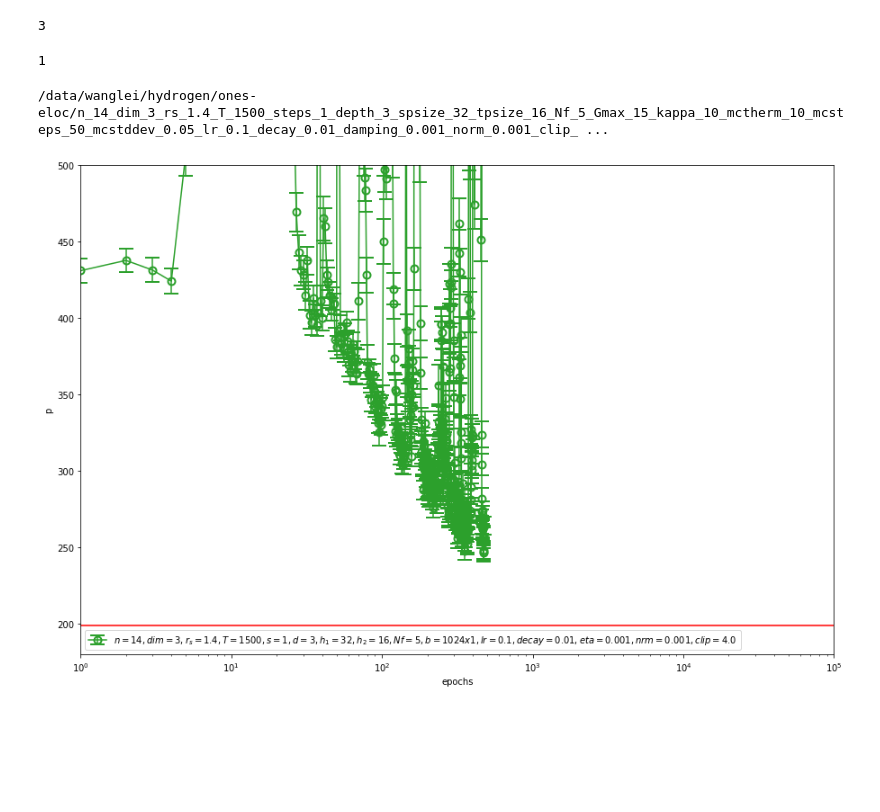
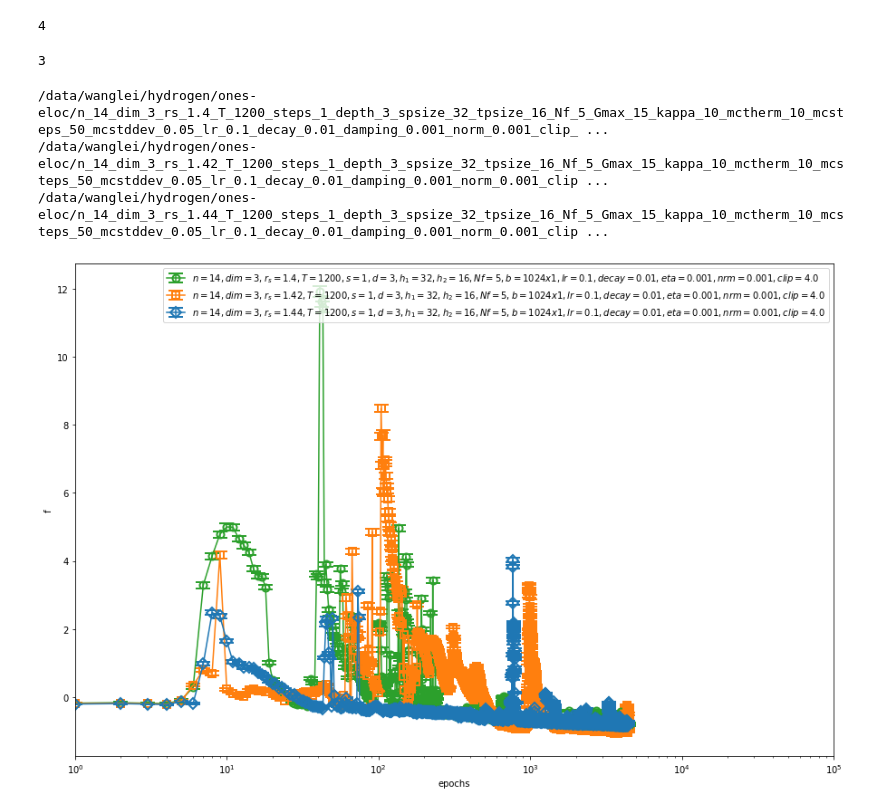
Before and after one commit to fermiflow/hydrogen, a Jupyter notebook: analysis/analysis.ipynb, the cells around one changed output. Cells and saved outputs as stored; diff of their text form; code cells hidden in the pictures; blank space fills up the shorter version.

```diff
--- a/analysis/analysis.ipynb
+++ b/analysis/analysis.ipynb
@@ -28,5 +29,5 @@ ref_df
 # %%
-T, rs = 1500, 1.4
+T, rs = 1200, 1.4
 nicknames = ['ones-eloc']
 files = []
 for nickname in nicknames:
@@ -35,7 +36,7 @@ files = list(filter(lambda f: os.path.getsize(f)!=0, files))
 files = natural_sort(files)
 len(files)
 # %% [output]
-3
+4
 # %%
 def cond(f):
     n, dim, rs, T, s, d, h1, h2, b, a, lr, decay, eta, maxnorm, Nf, clip = parse_filename(f)
@@ -43,9 +44,9 @@ def cond(f):
 files = list(filter(cond , files))
 len(files)
 # %% [output]
-1
+3
 # %%
-obs = 'p'
+obs = 'f'
 
 markers = ['o', 's', 'D', '*', 'x', '^', '<', 'h', '>', 'd', 'X', 'v', 'h', '1']
 colors = ['C2', 'C1','C0', 'C3', 'C4', 'C6', 'C5', 'C7', 'C8', 'C9', 'C10', 'C11', 'C12', 'C13']
@@ -62,35 +63,37 @@ for f, marker, color in zip(files, markers, colors):
     if obs == 'vtot':
         y = df['vpp'].values + df['vep'].values + df['vee'].values
         yerr = np.sqrt(df['vpp_err'].values**2 + df['vep_err'].values**2 + df['vee_err'].values**2)
     elif obs == 'etot':
         y = df['e'].values + df['vpp'].values
         yerr = np.sqrt(df['e_err'].values**2 + df['vpp_err'].values**2)
     elif obs in ['acc_s', 'acc_x']:
         y = df[obs].values
         yerr = np.zeros_like(y)
     else:
         y, yerr = df[obs].values, df[obs+'_err'].values
 
     plt.errorbar(df['epoch'].values, y, yerr=yerr,
                  marker=marker, color=color,markerfacecolor='none',
                  markeredgewidth=2, ms=8, capsize=8, label=label)
 
     if obs in ['etot', 'p']:
         ref_value = ref_df.query('(T==%g) & (rs==%g)'%(T, rs))[obs].values[0]
         if obs == 'etot': ref_value *= 2
         plt.axhline(y=ref_value, color='r')
 
 
-    if obs == 'p': plt.ylim([180, 500])
+    if obs == 'p': plt.ylim([100, 300])
     if obs == 'etot': plt.ylim([-2, 1])
 
 plt.legend(loc='best')
 plt.ylabel(obs)
 plt.xlabel('epochs')
 plt.xlim([1, 1e5])
 plt.xscale('log')
 # %% [output]
-/data/wanglei/hydrogen/ones-eloc/n_14_dim_3_rs_1.4_T_1500_steps_1_depth_3_spsize_32_tpsize_16_Nf_5_Gmax_15_kappa_10_mctherm_10_mcsteps_50_mcstddev_0.05_lr_0.1_decay_0.01_damping_0.001_norm_0.001_clip_ ...
+/data/wanglei/hydrogen/ones-eloc/n_14_dim_3_rs_1.4_T_1200_steps_1_depth_3_spsize_32_tpsize_16_Nf_5_Gmax_15_kappa_10_mctherm_10_mcsteps_50_mcstddev_0.05_lr_0.1_decay_0.01_damping_0.001_norm_0.001_clip_ ...
+/data/wanglei/hydrogen/ones-eloc/n_14_dim_3_rs_1.42_T_1200_steps_1_depth_3_spsize_32_tpsize_16_Nf_5_Gmax_15_kappa_10_mctherm_10_mcsteps_50_mcstddev_0.05_lr_0.1_decay_0.01_damping_0.001_norm_0.001_clip ...
+/data/wanglei/hydrogen/ones-eloc/n_14_dim_3_rs_1.44_T_1200_steps_1_depth_3_spsize_32_tpsize_16_Nf_5_Gmax_15_kappa_10_mctherm_10_mcsteps_50_mcstddev_0.05_lr_0.1_decay_0.01_damping_0.001_norm_0.001_clip ...
-[figure, old version]
+[figure, new version]
 # %%
 files = ['/data/wanglei/hydrogen/ones-eloc/n_14_dim_3_rs_1.4_T_1500_steps_1_depth_3_spsize_32_tpsize_16_Nf_5_Gmax_15_kappa_10_mctherm_10_mcsteps_50_mcstddev_0.05_lr_0.1_decay_0.01_damping_0.001_norm_0.001_clip_4_bs_1024_devices_1_accsteps_1/data.txt', '/data/wanglei/hydrogen/ones-eloc/n_14_dim_3_rs_1.4_T_1200_steps_1_depth_3_spsize_32_tpsize_16_Nf_5_Gmax_15_kappa_10_mctherm_10_mcsteps_50_mcstddev_0.05_lr_0.1_decay_0.01_damping_0.001_norm_0.001_clip_4_bs_1024_devices_1_accsteps_1/data.txt']
```
Also changed, not shown: parts of 1 cell of this notebook, 1 other file.
